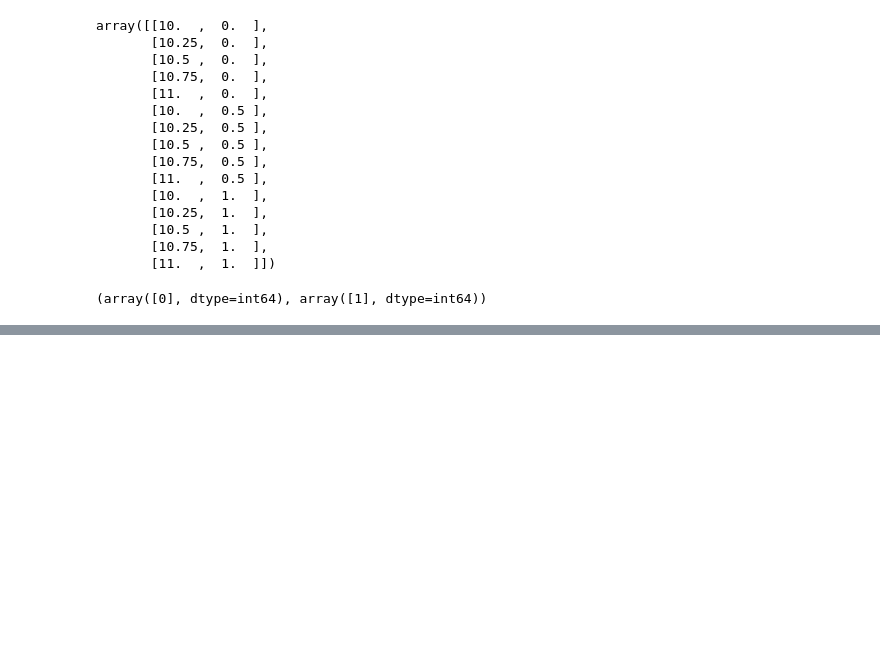
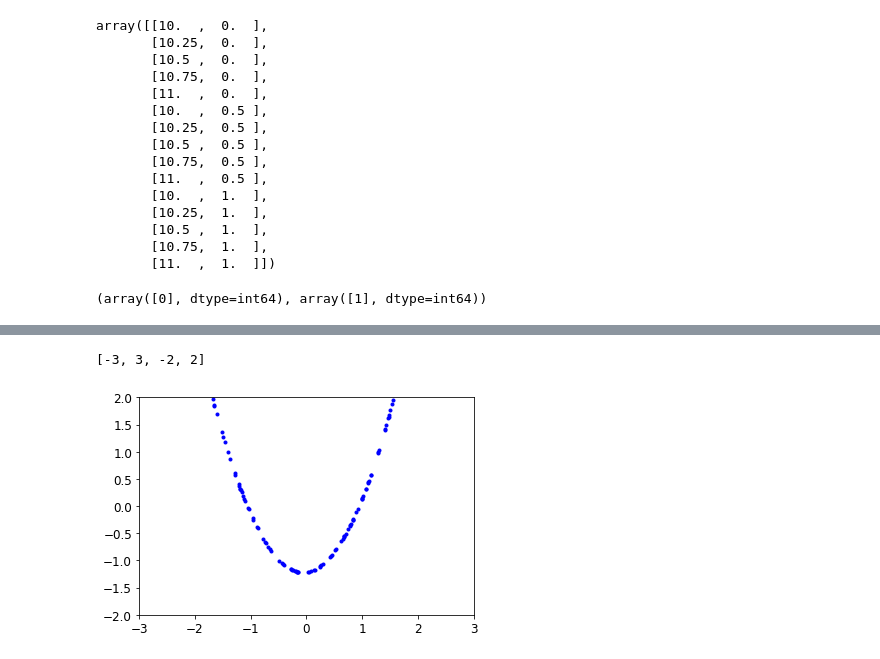
Before and after one commit to qlegrand/housing_handson_ml, a Jupyter notebook: CH05 - SVM.ipynb, the cells around one changed output, grey strips where cells are left out. Drawn from its saved outputs; the diff is of its cells as text; code cells hidden in the pictures; blank space fills up the shorter version.

```diff
--- a/CH05 - SVM.ipynb
+++ b/CH05 - SVM.ipynb
@@ -108,0 +118,8 @@ y_pos, y_neg
+# %%
+stdscl = StandardScaler()
+X_poly_pf = stdscl.fit_transform(X_poly_pf)
+plt.plot(X_poly_pf[:,0], X_poly_pf[:, 1], "b.")
+plt.axis([-3, 3, -2, 2])
+# %% [output]
+[-3, 3, -2, 2]
+[figure, added]
```
Also changed, not shown: parts of 9 cells of this notebook.
